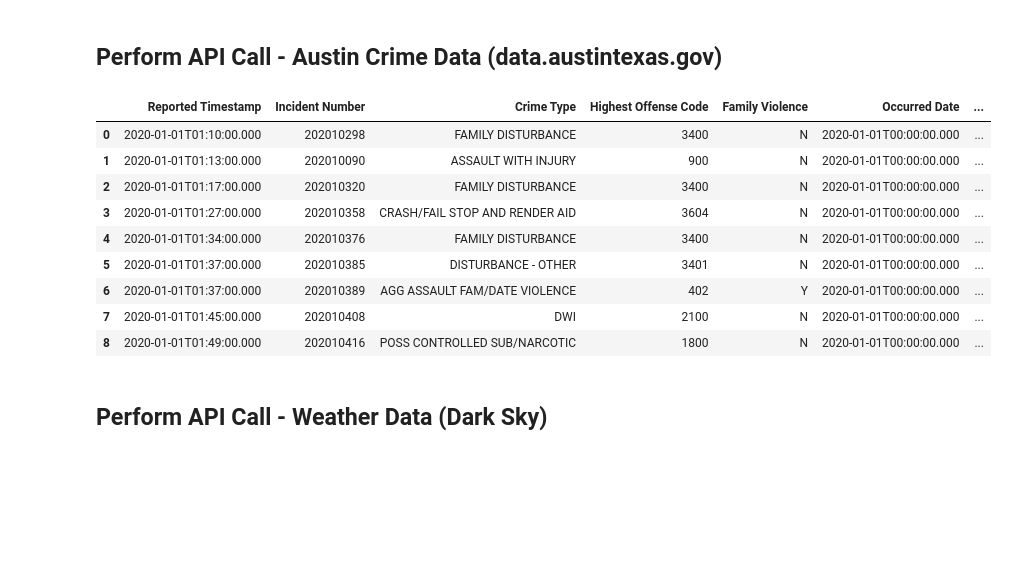
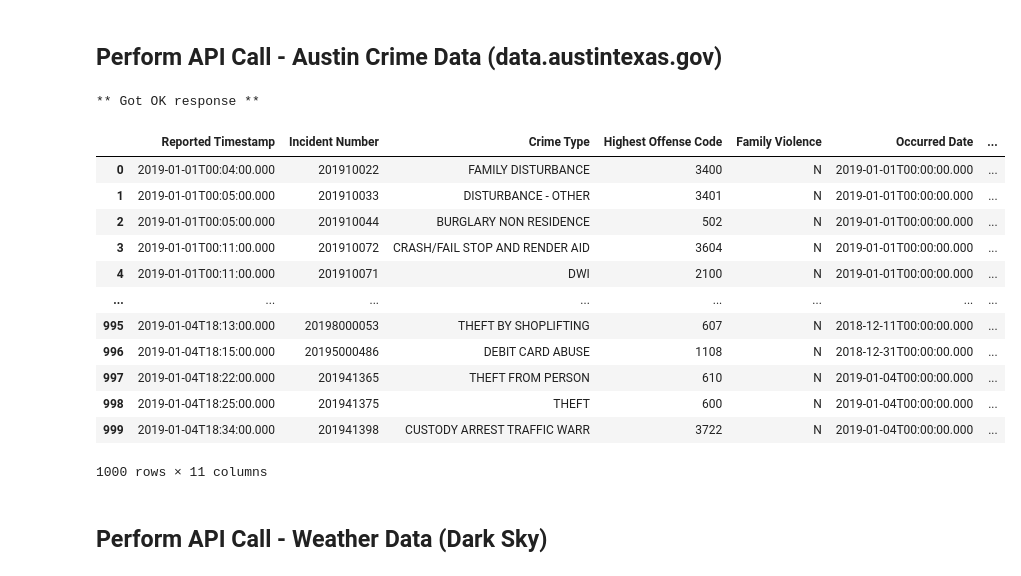
Before and after one commit to eanord4/First-Project, a Jupyter notebook: first-project.ipynb, the cells around one changed output. Saved outputs shown, nothing was run; the diff lists cells and outputs as text; code cells hidden in the pictures; blank space fills up the shorter version.

```diff
--- a/first-project.ipynb
+++ b/first-project.ipynb
@@ -12,19 +13,23 @@ from classes.database import Database
 ## Perform API Call - Austin Crime Data (data.austintexas.gov)
 # %%
 obj_crime = Crime()
-json_crime = obj_crime.get_json_crime("2020-01-01T01:00:00", "2020-01-01T02:00:00")
+json_crime = obj_crime.get_json_crime("2019-01-01T00:00:00", "2019-12-31T23:59:59")
 df_crime = obj_crime.get_df_crime(json_crime)
 df_crime
 # %% [output]
+** Got OK response **
 |  | Reported Timestamp | Incident Number | Crime Type | Highest Offense Code | Family Violence | Occurred Date | ... |
-| 0 | 2020-01-01T01:10:00.000 | 202010298 | FAMILY DISTURBANCE | 3400 | N | 2020-01-01T00:00:00.000 | ... |
-| 1 | 2020-01-01T01:13:00.000 | 202010090 | ASSAULT WITH INJURY | 900 | N | 2020-01-01T00:00:00.000 | ... |
-| 2 | 2020-01-01T01:17:00.000 | 202010320 | FAMILY DISTURBANCE | 3400 | N | 2020-01-01T00:00:00.000 | ... |
-| 3 | 2020-01-01T01:27:00.000 | 202010358 | CRASH/FAIL STOP AND RENDER AID | 3604 | N | 2020-01-01T00:00:00.000 | ... |
-| 4 | 2020-01-01T01:34:00.000 | 202010376 | FAMILY DISTURBANCE | 3400 | N | 2020-01-01T00:00:00.000 | ... |
-| 5 | 2020-01-01T01:37:00.000 | 202010385 | DISTURBANCE - OTHER | 3401 | N | 2020-01-01T00:00:00.000 | ... |
-| 6 | 2020-01-01T01:37:00.000 | 202010389 | AGG ASSAULT FAM/DATE VIOLENCE | 402 | Y | 2020-01-01T00:00:00.000 | ... |
-| 7 | 2020-01-01T01:45:00.000 | 202010408 | DWI | 2100 | N | 2020-01-01T00:00:00.000 | ... |
-| 8 | 2020-01-01T01:49:00.000 | 202010416 | POSS CONTROLLED SUB/NARCOTIC | 1800 | N | 2020-01-01T00:00:00.000 | ... |
+| 0 | 2019-01-01T00:04:00.000 | 201910022 | FAMILY DISTURBANCE | 3400 | N | 2019-01-01T00:00:00.000 | ... |
+| 1 | 2019-01-01T00:05:00.000 | 201910033 | DISTURBANCE - OTHER | 3401 | N | 2019-01-01T00:00:00.000 | ... |
+| 2 | 2019-01-01T00:05:00.000 | 201910044 | BURGLARY NON RESIDENCE | 502 | N | 2019-01-01T00:00:00.000 | ... |
+| 3 | 2019-01-01T00:11:00.000 | 201910072 | CRASH/FAIL STOP AND RENDER AID | 3604 | N | 2019-01-01T00:00:00.000 | ... |
+| 4 | 2019-01-01T00:11:00.000 | 201910071 | DWI | 2100 | N | 2019-01-01T00:00:00.000 | ... |
+| ... | ... | ... | ... | ... | ... | ... | ... |
+| 995 | 2019-01-04T18:13:00.000 | 20198000053 | THEFT BY SHOPLIFTING | 607 | N | 2018-12-11T00:00:00.000 | ... |
+| 996 | 2019-01-04T18:15:00.000 | 20195000486 | DEBIT CARD ABUSE | 1108 | N | 2018-12-31T00:00:00.000 | ... |
+| 997 | 2019-01-04T18:22:00.000 | 201941365 | THEFT FROM PERSON | 610 | N | 2019-01-04T00:00:00.000 | ... |
+| 998 | 2019-01-04T18:25:00.000 | 201941375 | THEFT | 600 | N | 2019-01-04T00:00:00.000 | ... |
+| 999 | 2019-01-04T18:34:00.000 | 201941398 | CUSTODY ARREST TRAFFIC WARR | 3722 | N | 2019-01-04T00:00:00.000 | ... |
+1000 rows × 11 columns
 # %% [markdown]
 ## Perform API Call - Weather Data (Dark Sky)
```
Also changed, not shown: parts of 4 cells of this notebook.
